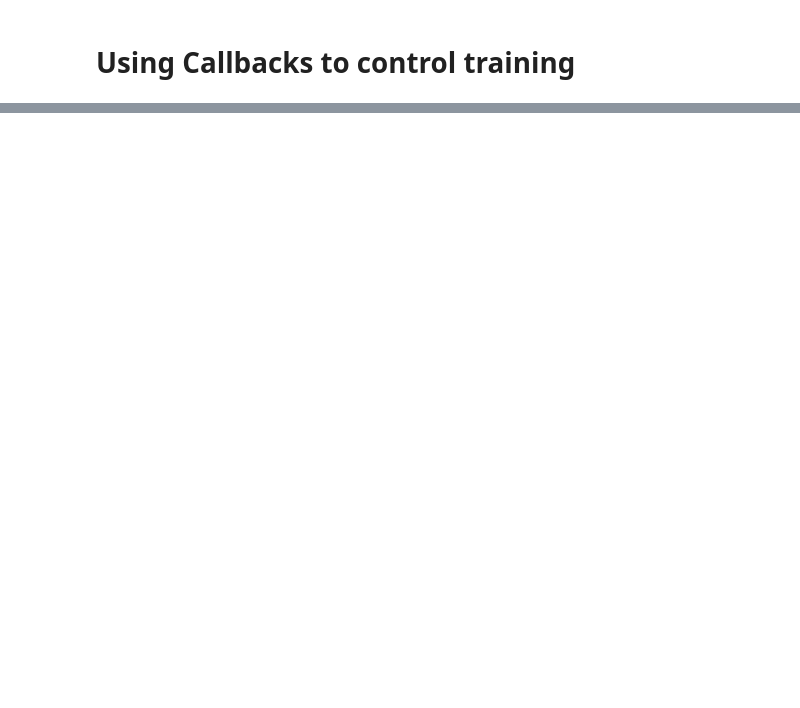
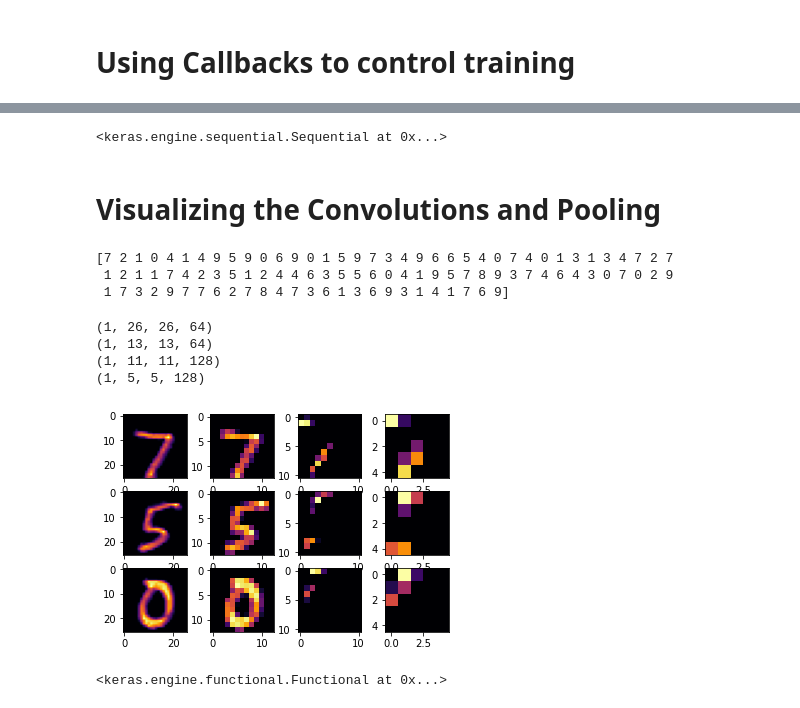
Before and after one commit to andrewlee1807/TF-Developer-Certificate, a Jupyter notebook: TensorFlow in Practice - Course/Introduction to TensorFlow for Artificial Intelligence, Machine Learning, and Deep Learning/Introduction to Computer Vision.ipynb, the cells around one changed output, grey strips where cells are left out. Drawn from its saved outputs; the diff is of its cells as text; code cells hidden in the pictures; blank space fills up the shorter version.

```diff
--- a/TensorFlow in Practice - Course/Introduction to TensorFlow for Artificial Intelligence, Machine Learning, and Deep Learning/Introduction to Computer Vision.ipynb
+++ b/TensorFlow in Practice - Course/Introduction to TensorFlow for Artificial Intelligence, Machine Learning, and Deep Learning/Introduction to Computer Vision.ipynb
@@ -91,0 +100,20 @@ model.evaluate(test_images, test_labels)
+# %%
+# Build the classification model
+model = tf.keras.models.Sequential([
+    # tf.keras.layers.Flatten(input_shape=(28, 28)),
+    tf.keras.layers.Conv2D(64, 3, activation='relu', input_shape=(28, 28, 1)),
+    tf.keras.layers.MaxPooling2D(2),
+    tf.keras.layers.Conv2D(128, 3, activation='relu'),
+    tf.keras.layers.MaxPooling2D(2),
+    tf.keras.layers.Flatten(),
+    tf.keras.layers.Dense(128, activation='relu'),
+    tf.keras.layers.Dense(10, activation='softmax')
+])
+
+model.compile(loss='sparse_categorical_crossentropy', optimizer=tf.keras.optimizers.SGD(lr=0.01, momentum=0.9), metrics=['accuracy'])
+
+model.summary()
+
+model.fit(training_images, training_labels, epochs=10, callbacks=[callbacks])
+
+model.evaluate(test_images, test_labels)
@@ -91,0 +139,48 @@ model.evaluate(test_images, test_labels)
+# %%
+model
+# %% [output]
+<keras.engine.sequential.Sequential at 0x...>
+# %% [markdown]
+# Visualizing the Convolutions and Pooling
+# %%
+print(test_labels[:100])
+# %% [output]
+[7 2 1 0 4 1 4 9 5 9 0 6 9 0 1 5 9 7 3 4 9 6 6 5 4 0 7 4 0 1 3 1 3 4 7 2 7
+ 1 2 1 1 7 4 2 3 5 1 2 4 4 6 3 5 5 6 0 4 1 9 5 7 8 9 3 7 4 6 4 3 0 7 0 2 9
+ 1 7 3 2 9 7 7 6 2 7 8 4 7 3 6 1 3 6 9 3 1 4 1 7 6 9]
+# %%
+import matplotlib.pyplot as plt
+
+f, axarr = plt.subplots(3,4)
+
+FIRST_IMAGE=0
+SECOND_IMAGE=23
+THIRD_IMAGE=28
+CONVOLUTION_NUMBER = 0
+
+layer_outputs = [layer.output for layer in model.layers]
+activation_model = tf.keras.models.Model(inputs = model.input, outputs = layer_outputs) # Get the output of each layer
+
+for x in range(0,4):
+  f1 = activation_model.predict(test_images[FIRST_IMAGE].reshape(1, 28, 28, 1))[x]
+  print(f1.shape)
+  axarr[0,x].imshow(f1[0, : , :, CONVOLUTION_NUMBER], cmap='inferno')
+  axarr[0,x].grid(False)
+
+  f2 = activation_model.predict(test_images[SECOND_IMAGE].reshape(1, 28, 28, 1))[x]
+  axarr[1,x].imshow(f2[0, : , :, CONVOLUTION_NUMBER], cmap='inferno')
+  axarr[1,x].grid(False)
+
+  f3 = activation_model.predict(test_images[THIRD_IMAGE].reshape(1, 28, 28, 1))[x]
+  axarr[2,x].imshow(f3[0, : , :, CONVOLUTION_NUMBER], cmap='inferno')
+  axarr[2,x].grid(False)
+# %% [output]
+(1, 26, 26, 64)
+(1, 13, 13, 64)
+(1, 11, 11, 128)
+(1, 5, 5, 128)
+[figure, added]
+# %%
+activation_model
+# %% [output]
+<keras.engine.functional.Functional at 0x...>
```
Also changed, not shown: parts of 4 cells of this notebook, 2 other files.
